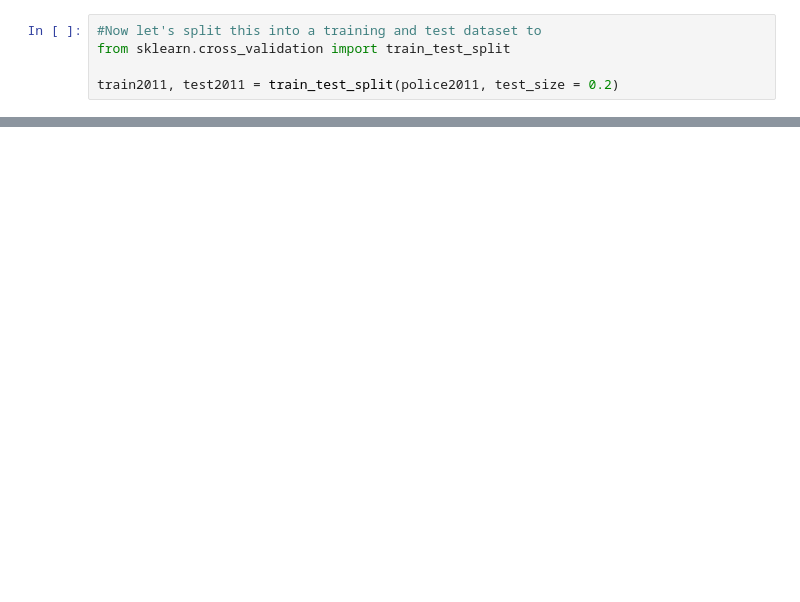
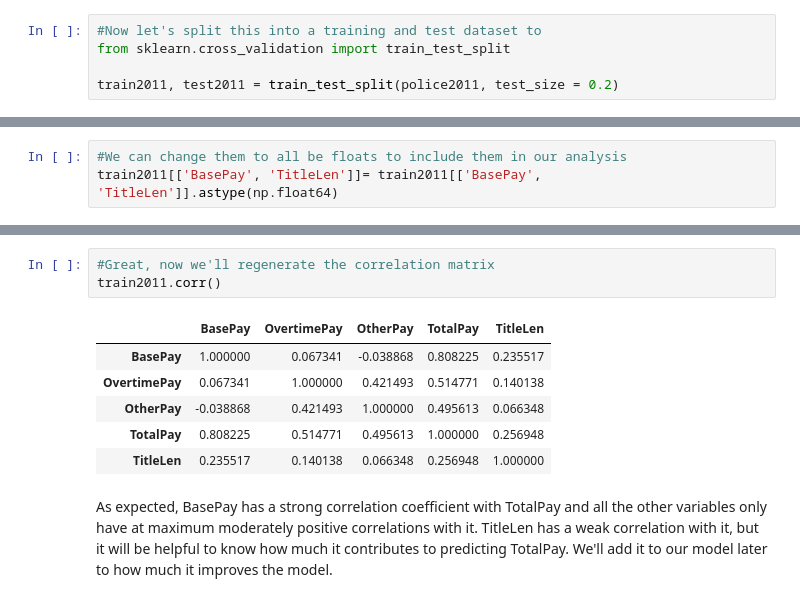
Before and after one commit to ramalldf/informatics, a Jupyter notebook: sfpd_2011.ipynb, the cells around one changed output, grey strips where cells are left out. Cells and saved outputs as stored; diff of their text form; blank space fills up the shorter version.

Commit message:
Added correlation matrix

```diff
--- a/sfpd_2011.ipynb
+++ b/sfpd_2011.ipynb
@@ -54,0 +116,3 @@ train2011.plot(kind= 'scatter', x= 'BasePay',y= 'TotalPay', c= 'OvertimePay',s=
+# %%
+#We can change them to all be floats to include them in our analysis
+train2011[['BasePay', 'TitleLen']]= train2011[['BasePay', 'TitleLen']].astype(np.float64)
@@ -54,0 +129,13 @@ train2011.plot(kind= 'scatter', x= 'BasePay',y= 'TotalPay', c= 'OvertimePay',s=
+# %%
+#Great, now we'll regenerate the correlation matrix
+train2011.corr()
+# %% [output]
+|  | BasePay | OvertimePay | OtherPay | TotalPay | TitleLen |
+| BasePay | 1.000000 | 0.067341 | -0.038868 | 0.808225 | 0.235517 |
+| OvertimePay | 0.067341 | 1.000000 | 0.421493 | 0.514771 | 0.140138 |
+| OtherPay | -0.038868 | 0.421493 | 1.000000 | 0.495613 | 0.066348 |
+| TotalPay | 0.808225 | 0.514771 | 0.495613 | 1.000000 | 0.256948 |
+| TitleLen | 0.235517 | 0.140138 | 0.066348 | 0.256948 | 1.000000 |
+# %% [markdown]
+As expected, BasePay has a strong correlation coefficient with TotalPay and all the other variables only have at maximum
+moderately positive correlations with it. TitleLen has a weak correlation with it, but it will be helpful to know how much it contributes to predicting TotalPay. We'll add it to our model later to how much it improves the model.
```
Also changed, not shown: parts of 22 cells of this notebook.
